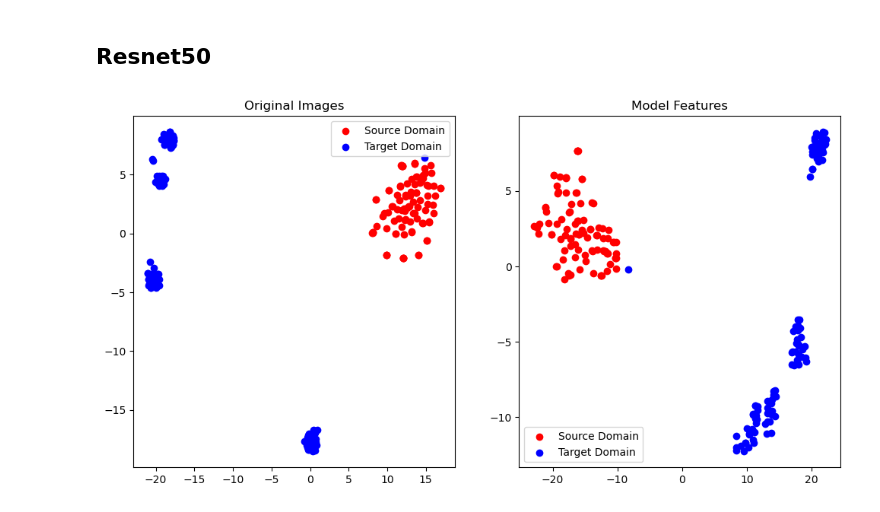
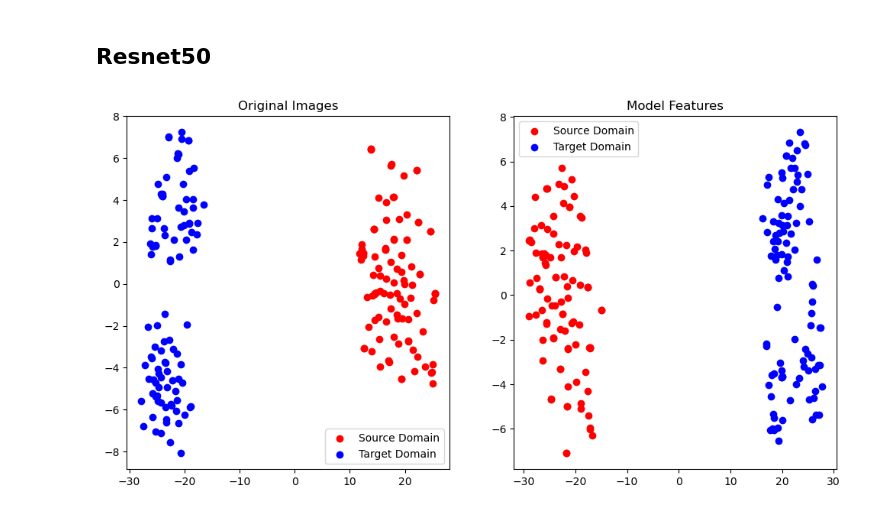
Before and after one commit to ByungWanLim/Design_project, a Jupyter notebook: Clustering.ipynb, the cells around one changed output. Saved outputs shown, nothing was run; the diff lists cells and outputs as text; code cells hidden in the pictures.

```diff
--- a/Clustering.ipynb
+++ b/Clustering.ipynb
@@ -778,7 +778,7 @@ dataset_original = CustomDataset('./data/train_source.csv', transform=transform)
 #dataset_original = CustomDataset('./dataset/train_source.csv', transform=transform)
 dataloader_original = DataLoader(dataset_original, batch_size=BATCH_SIZE, shuffle=False)
 
-dataset_distorted = CustomDataset('./data/train_source.csv', transform=transform, apply_distortion=True, label=3)
+dataset_distorted = CustomDataset('./data/train_target.csv', transform=transform, apply_distortion=True, label=0)
 #dataset_distorted = CustomDataset('./dataset/test.csv', transform=transform, apply_distortion=True,label=3)
 dataloader_distorted = DataLoader(dataset_distorted, batch_size=BATCH_SIZE, shuffle=False)
 #모델 불러오기
@@ -828,7 +828,7 @@ dataloader_distorted = DataLoader(dataset_distorted, batch_size=BATCH_SIZE, shuf
 
 #모델 불러오기
 model = Resnet34_Unet(n_classes=13).to(device)
-model.load_state_dict(torch.load('./data/resnet34_unet_alpha3d_100ep.pth'), strict=False)
+model.load_state_dict(torch.load('./data/resnet34_1107_1.pth'), strict=False)
 model.eval()
 
 features = []
@@ -861,34 +861,34 @@ original = original.cpu()
 distorted = distorted.cpu()
 df = pd.DataFrame(np.concatenate([original.reshape(original.shape[0], -1), distorted.reshape(distorted.shape[0], -1)], 0))
 image_tsne = tsne.fit_transform(df)
 df = pd.DataFrame(np.concatenate([original_features.reshape(original_features.shape[0], -1), distorted_features.reshape(distorted_features.shape[0], -1)], 0))
 features_tsne = tsne.fit_transform(df)
 # 4. 시각화
 plt.figure(figsize=(12, 6))
 
 # 왼쪽: 원본 이미지의 t-SNE 결과
 plt.subplot(1, 2, 1)
 i0 = image_tsne[:BATCH_SIZE]
 i1 = image_tsne[BATCH_SIZE:]
 plt.scatter(i0[:, 0], i0[:, 1], c='r', label='Source Domain')
 plt.scatter(i1[:, 0], i1[:, 1], c='b', label='Target Domain')
 plt.title('Original Images')
 plt.legend()
 
 f0 = features_tsne[:BATCH_SIZE]
 f1 = features_tsne[BATCH_SIZE:]
 # 오른쪽: 모델을 통과한 feature map의 t-SNE 결과
 plt.subplot(1, 2, 2)
 plt.scatter(f0[:, 0], f0[:, 1], c='r', label='Source Domain')
 plt.scatter(f1[:, 0], f1[:, 1], c='b', label='Target Domain')
 plt.title('Model Features')
 plt.legend()
 
 plt.show()
 
 hook.remove()
 # %% [output]
-[figure, old version]
+[figure, new version]
 # %%
 # from sklearn.manifold import TSNE
 # import matplotlib.pyplot as plt
```
Also changed, not shown: 1 other file.
